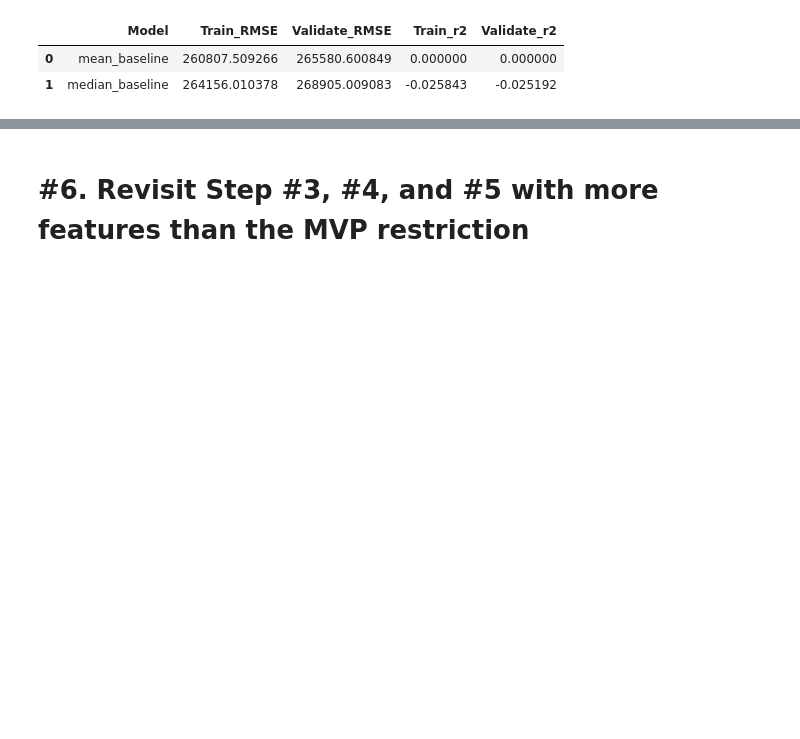
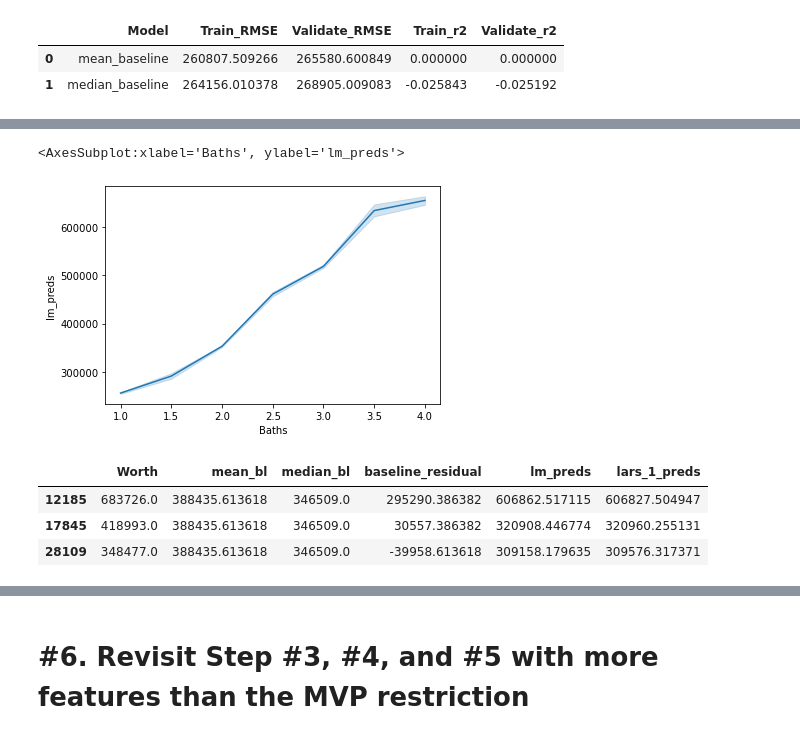
Before and after one commit to JacobPaxton/zillow-regression-project, a Jupyter notebook: draft_workspace.ipynb, the cells around one changed output, grey strips where cells are left out. Saved outputs shown, nothing was run; the diff lists cells and outputs as text; code cells hidden in the pictures; blank space fills up the shorter version.

```diff
--- a/draft_workspace.ipynb
+++ b/draft_workspace.ipynb
@@ -427,0 +464,2 @@ running_df
+# %%
+lm = LinearRegression(normalize=True)
@@ -427,0 +493,16 @@ running_df
+# %%
+sns.lineplot(x=X_train_exp.Baths, y=y_train.lm_preds)
+# %% [output]
+<AxesSubplot:xlabel='Baths', ylabel='lm_preds'>
+[figure, added]
+# %%
+lars = LassoLars(alpha=1)
+lars.fit(X_train, y_train.Worth)
+y_train['lars_1_preds'] = lars.predict(X_train)
+y_validate['lars_1_preds'] = lars.predict(X_validate)
+y_train.head(3)
+# %% [output]
+|  | Worth | mean_bl | median_bl | baseline_residual | lm_preds | lars_1_preds |
+| 12185 | 683726.0 | 388435.613618 | 346509.0 | 295290.386382 | 606862.517115 | 606827.504947 |
+| 17845 | 418993.0 | 388435.613618 | 346509.0 | 30557.386382 | 320908.446774 | 320960.255131 |
+| 28109 | 348477.0 | 388435.613618 | 346509.0 | -39958.613618 | 309158.179635 | 309576.317371 |
```
Also changed, not shown: parts of 52 cells of this notebook.
